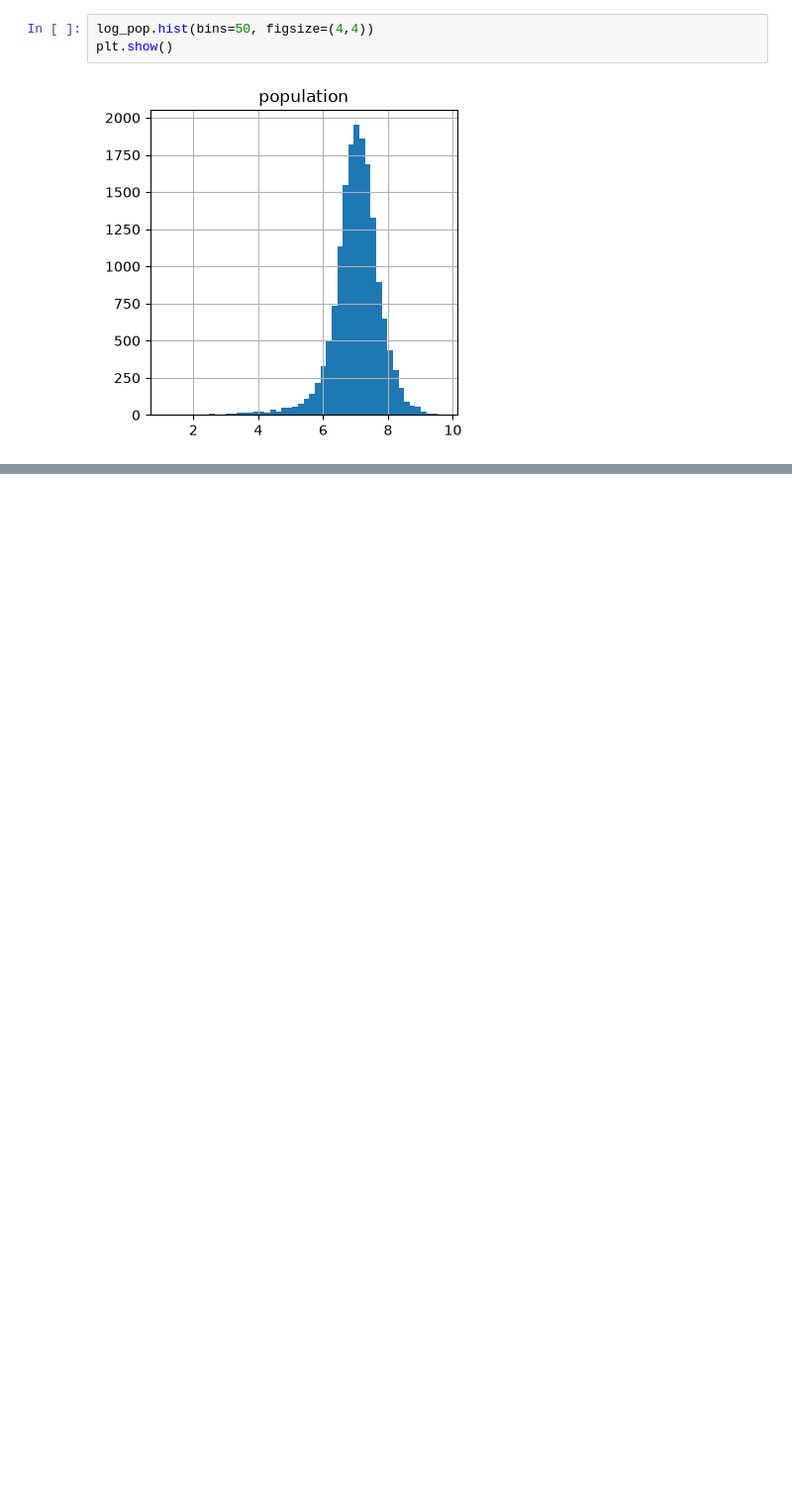
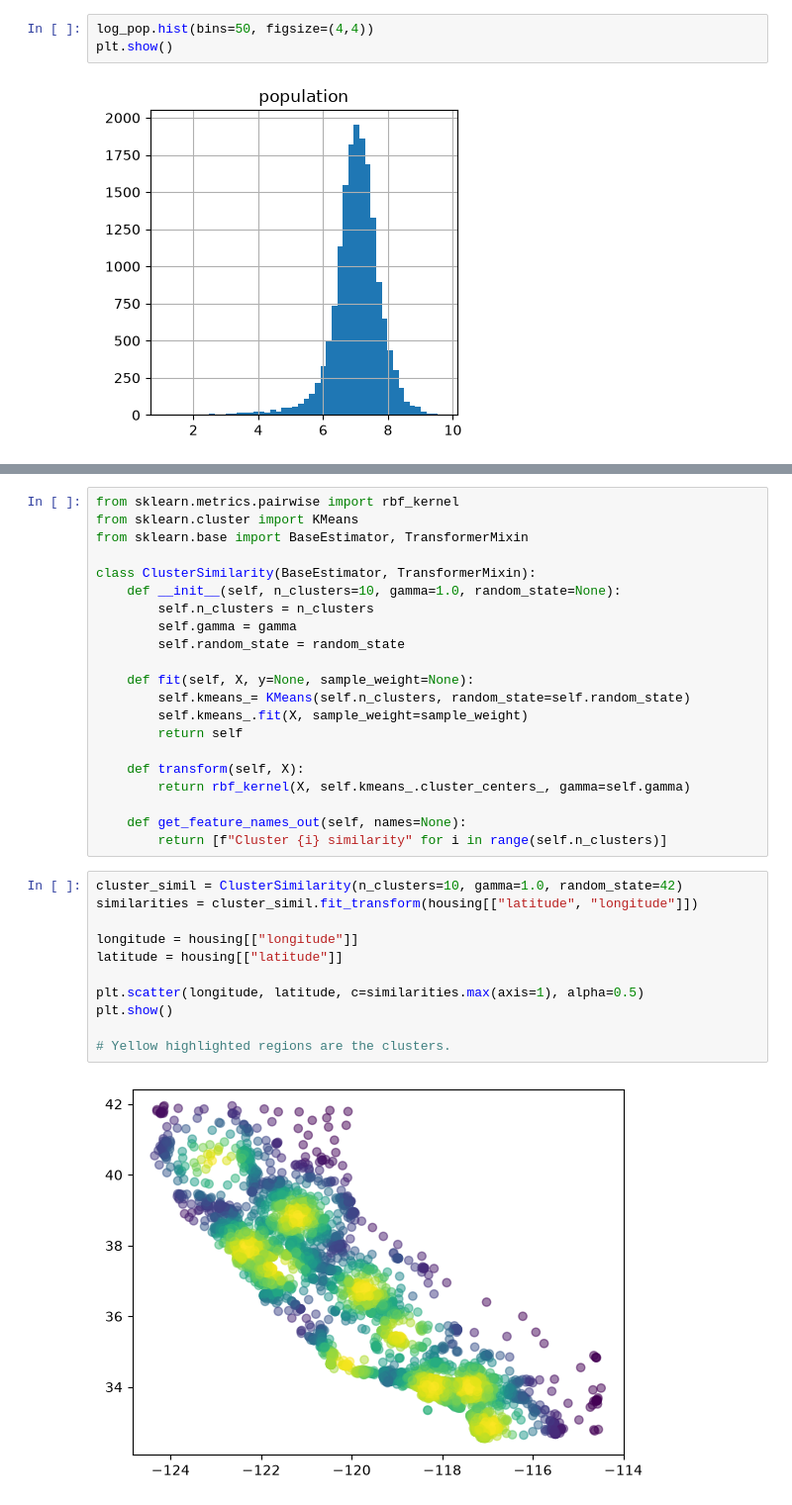
Before and after one commit to AtulKale1011/REALESTATECOMPANY, a Jupyter notebook: test.ipynb, the cells around one changed output, grey strips where cells are left out. Shown at 99% size. Cells and saved outputs as stored; diff of their text form; blank space fills up the shorter version.

Commit message:
built tranformation pipelines for requires estimators

```diff
--- a/test.ipynb
+++ b/test.ipynb
@@ -396,0 +396,34 @@ We got perfect distribution of the population.
+# %%
+from sklearn.metrics.pairwise import rbf_kernel
+from sklearn.cluster import KMeans
+from sklearn.base import BaseEstimator, TransformerMixin
+
+class ClusterSimilarity(BaseEstimator, TransformerMixin):
+    def __init__(self, n_clusters=10, gamma=1.0, random_state=None):
+        self.n_clusters = n_clusters
+        self.gamma = gamma
+        self.random_state = random_state
+
+    def fit(self, X, y=None, sample_weight=None):
+        self.kmeans_= KMeans(self.n_clusters, random_state=self.random_state)
+        self.kmeans_.fit(X, sample_weight=sample_weight)
+        return self
+
+    def transform(self, X):
+        return rbf_kernel(X, self.kmeans_.cluster_centers_, gamma=self.gamma)
+
+    def get_feature_names_out(self, names=None):
+        return [f"Cluster {i} similarity" for i in range(self.n_clusters)]
+# %%
+cluster_simil = ClusterSimilarity(n_clusters=10, gamma=1.0, random_state=42)
+similarities = cluster_simil.fit_transform(housing[["latitude", "longitude"]])
+
+longitude = housing[["longitude"]]
+latitude = housing[["latitude"]]
+
+plt.scatter(longitude, latitude, c=similarities.max(axis=1), alpha=0.5)
+plt.show()
+
+# Yellow highlighted regions are the clusters.
+# %% [output]
+[figure, added]
```
Also changed, not shown: parts of 10 cells of this notebook.
